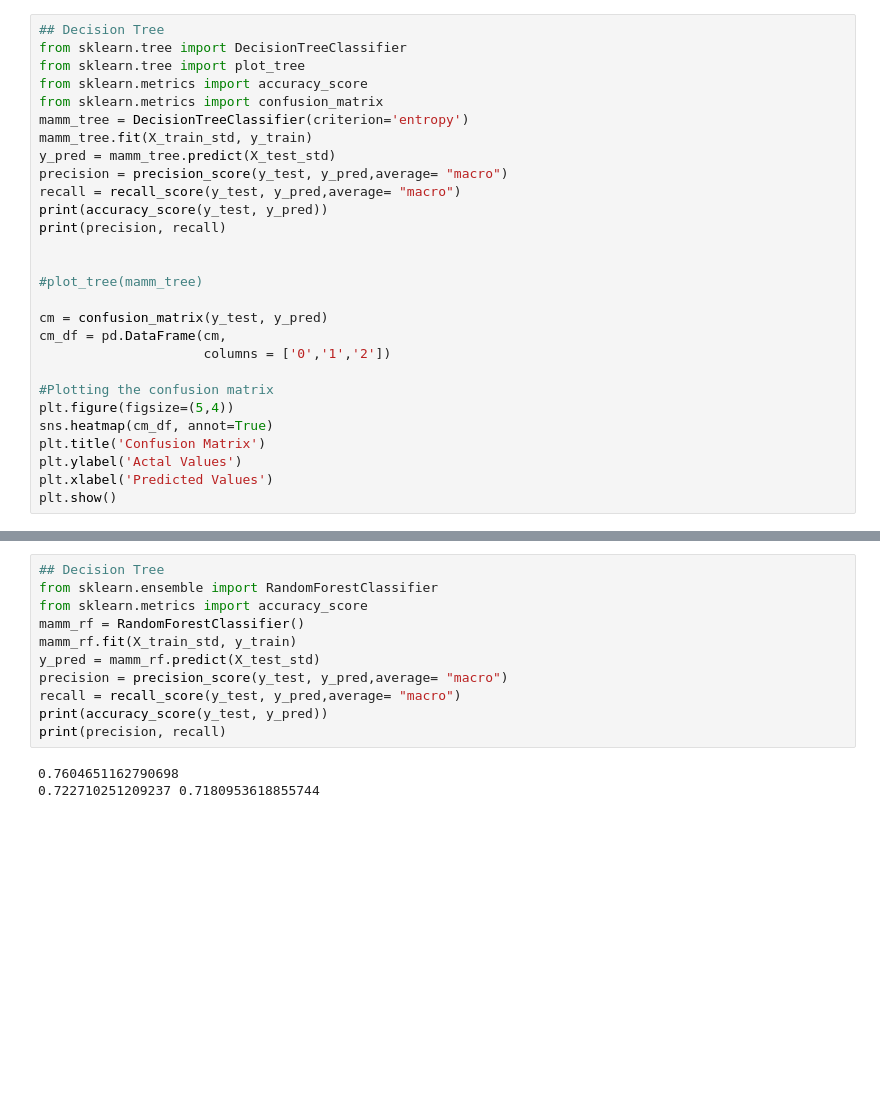
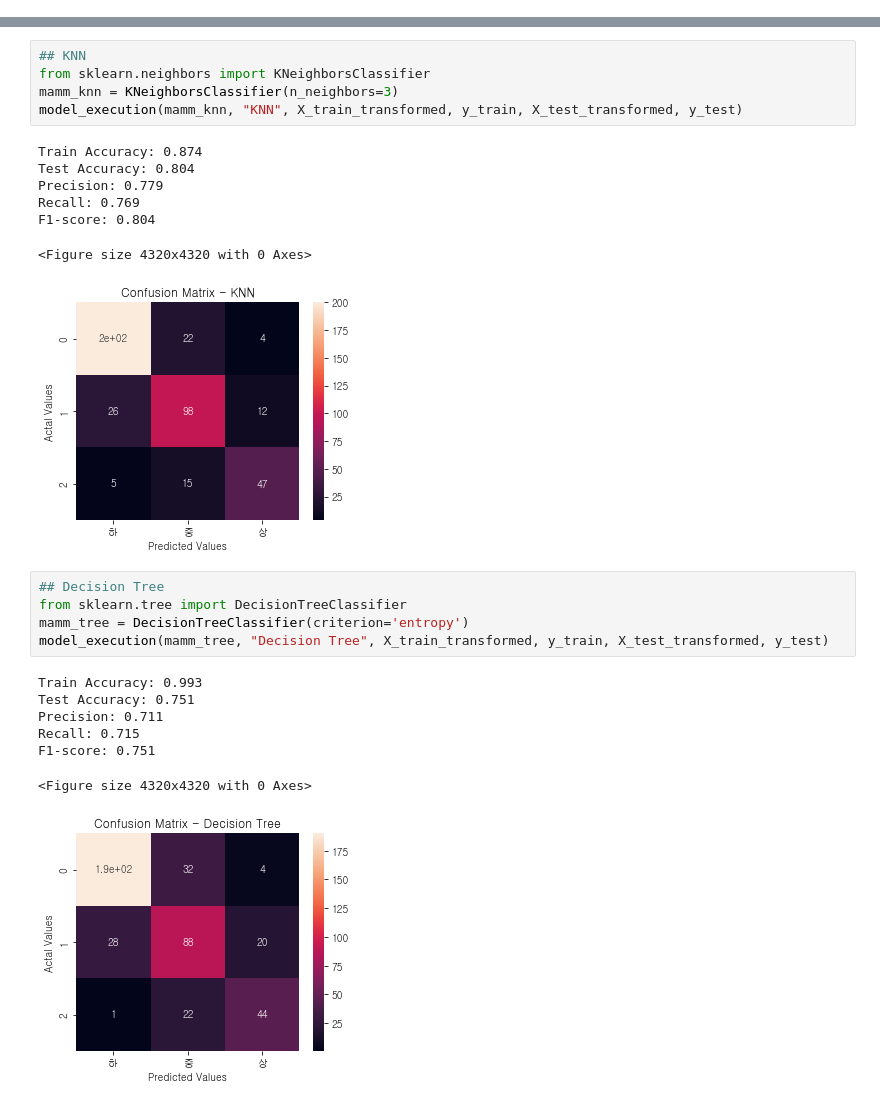
Before and after one commit to POSdata-Sales-Prediction/Store-operation-consulting, a Jupyter notebook: Modeling/Sub2/multiclass_classificiation.ipynb, the cells around one changed output, grey strips where cells are left out. Saved outputs shown, nothing was run; the diff lists cells and outputs as text; blank space fills up the shorter version.

```diff
--- a/Modeling/Sub2/multiclass_classificiation.ipynb
+++ b/Modeling/Sub2/multiclass_classificiation.ipynb
@@ -120,28 +135,0 @@ print("테스트 세트의 정확도: {:.2f}".format(knn.score(X_test_std, y_tes
-# %%
-## Decision Tree
-from sklearn.tree import DecisionTreeClassifier
-from sklearn.tree import plot_tree
-from sklearn.metrics import accuracy_score
-from sklearn.metrics import confusion_matrix
-mamm_tree = DecisionTreeClassifier(criterion='entropy')
-mamm_tree.fit(X_train_std, y_train)
-y_pred = mamm_tree.predict(X_test_std)
-precision = precision_score(y_test, y_pred,average= "macro")
-recall = recall_score(y_test, y_pred,average= "macro")
-print(accuracy_score(y_test, y_pred))
-print(precision, recall)
-
-
-#plot_tree(mamm_tree)
-
-cm = confusion_matrix(y_test, y_pred)
-cm_df = pd.DataFrame(cm,
-                     columns = ['0','1','2'])
-
-#Plotting the confusion matrix
-plt.figure(figsize=(5,4))
-sns.heatmap(cm_df, annot=True)
-plt.title('Confusion Matrix')
-plt.ylabel('Actal Values')
-plt.xlabel('Predicted Values')
-plt.show()
@@ -152,14 +136,26 @@ plt.show()
-# %%
-## Decision Tree
-from sklearn.ensemble import RandomForestClassifier
-from sklearn.metrics import accuracy_score
-mamm_rf = RandomForestClassifier()
-mamm_rf.fit(X_train_std, y_train)
-y_pred = mamm_rf.predict(X_test_std)
-precision = precision_score(y_test, y_pred,average= "macro")
-recall = recall_score(y_test, y_pred,average= "macro")
-print(accuracy_score(y_test, y_pred))
-print(precision, recall)
-# %% [output]
-0.7604651162790698
-0.722710251209237 0.7180953618855744
+# %%
+## KNN
+from sklearn.neighbors import KNeighborsClassifier
+mamm_knn = KNeighborsClassifier(n_neighbors=3)
+model_execution(mamm_knn, "KNN", X_train_transformed, y_train, X_test_transformed, y_test)
+# %% [output]
+Train Accuracy: 0.874
+Test Accuracy: 0.804
+Precision: 0.779
+Recall: 0.769
+F1-score: 0.804
+<Figure size 4320x4320 with 0 Axes>
+[figure, added]
+# %%
+## Decision Tree
+from sklearn.tree import DecisionTreeClassifier
+mamm_tree = DecisionTreeClassifier(criterion='entropy')
+model_execution(mamm_tree, "Decision Tree", X_train_transformed, y_train, X_test_transformed, y_test)
+# %% [output]
+Train Accuracy: 0.993
+Test Accuracy: 0.751
+Precision: 0.711
+Recall: 0.715
+F1-score: 0.751
+<Figure size 4320x4320 with 0 Axes>
+[figure, added]
```
Also changed, not shown: parts of 16 cells of this notebook.
